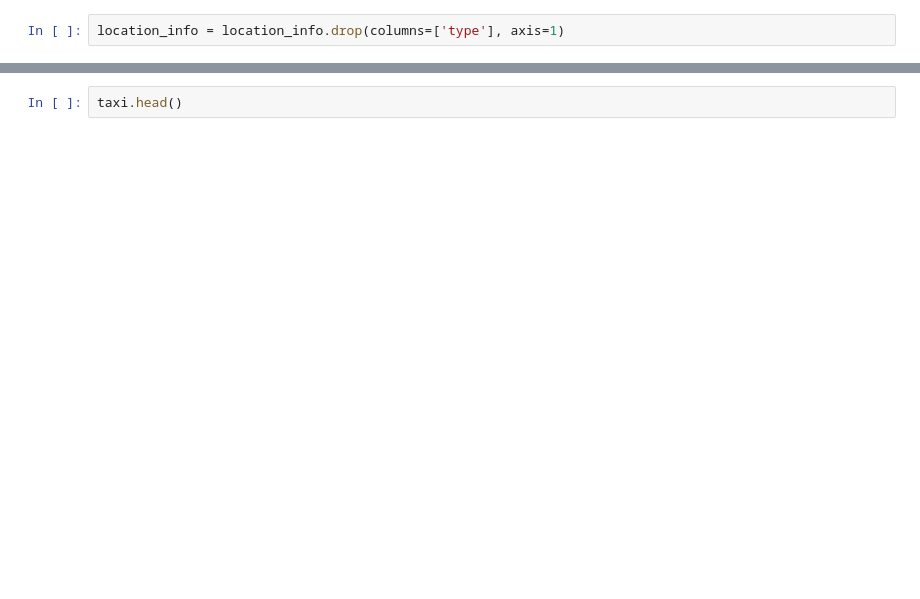
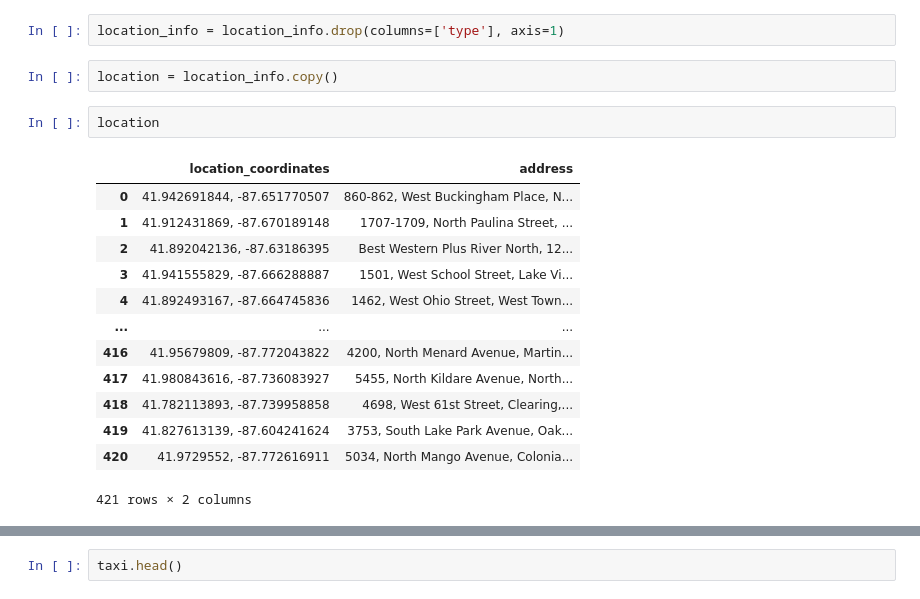
Before and after one commit to dooinn/taxi_location_recommender, a Jupyter notebook: data_collection.ipynb, the cells around one changed output, grey strips where cells are left out. Saved outputs shown, nothing was run; the diff lists cells and outputs as text; blank space fills up the shorter version.

```diff
--- a/data_collection.ipynb
+++ b/data_collection.ipynb
@@ -407,4 +323,22 @@ Name: count, dtype: int64
 # %%
 location_info = location_info.drop(columns=['type'], axis=1)
+# %%
+location = location_info.copy()
+# %%
+location
+# %% [output]
+|  | location_coordinates | address |
+| 0 | 41.942691844, -87.651770507 | 860-862, West Buckingham Place, N... |
+| 1 | 41.912431869, -87.670189148 | 1707-1709, North Paulina Street, ... |
+| 2 | 41.892042136, -87.63186395 | Best Western Plus River North, 12... |
+| 3 | 41.941555829, -87.666288887 | 1501, West School Street, Lake Vi... |
+| 4 | 41.892493167, -87.664745836 | 1462, West Ohio Street, West Town... |
+| ... | ... | ... |
+| 416 | 41.95679809, -87.772043822 | 4200, North Menard Avenue, Martin... |
+| 417 | 41.980843616, -87.736083927 | 5455, North Kildare Avenue, North... |
+| 418 | 41.782113893, -87.739958858 | 4698, West 61st Street, Clearing,... |
+| 419 | 41.827613139, -87.604241624 | 3753, South Lake Park Avenue, Oak... |
+| 420 | 41.9729552, -87.772616911 | 5034, North Mango Avenue, Colonia... |
+421 rows × 2 columns
 # %%
 company.head()
```
Also changed, not shown: parts of 29 cells of this notebook, 2 other files.
